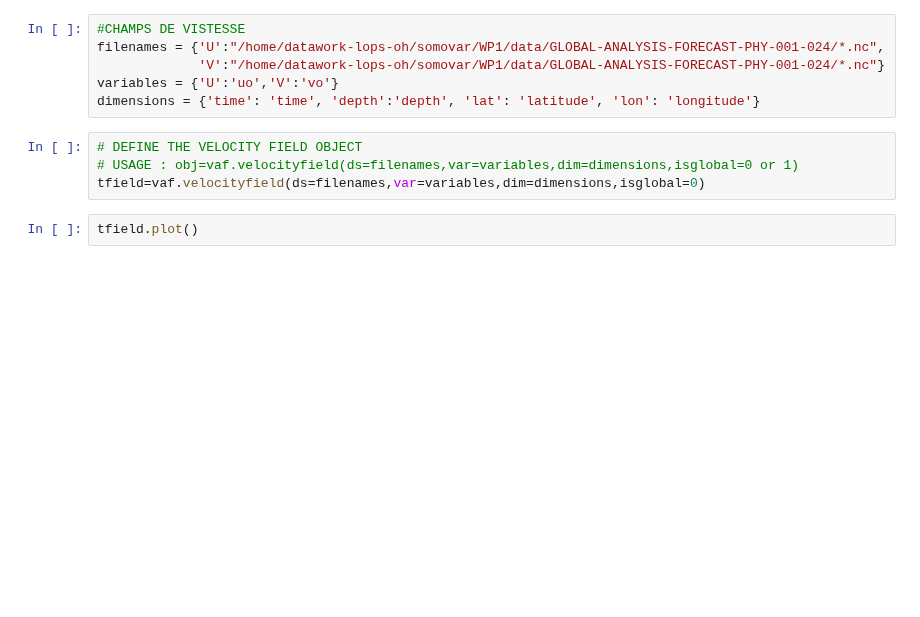
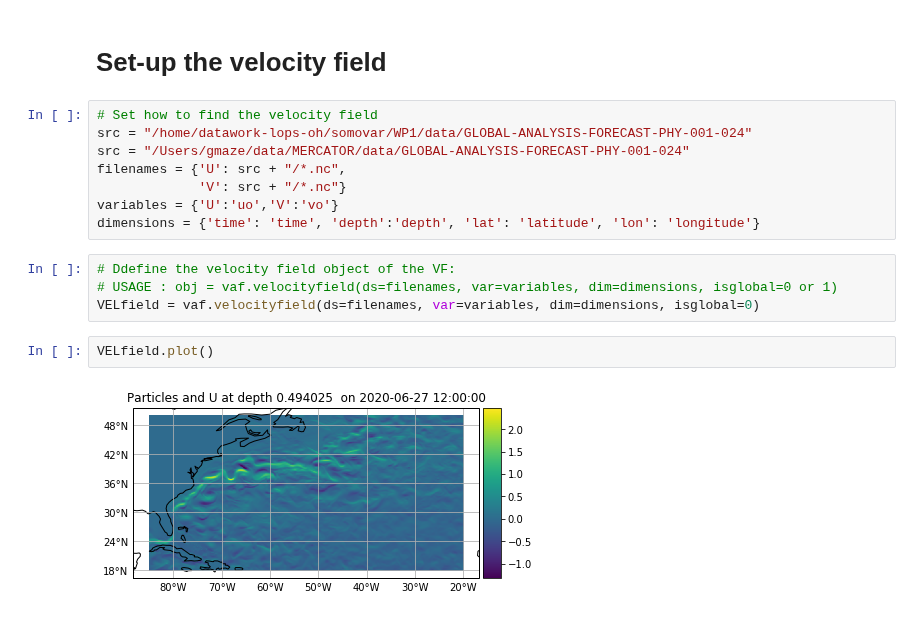
Before and after one commit to euroargodev/VirtualFleet, a Jupyter notebook: argo_advection.ipynb, the cells around one changed output. Saved outputs shown, nothing was run; the diff lists cells and outputs as text; blank space fills up the shorter version.

```diff
--- a/argo_advection.ipynb
+++ b/argo_advection.ipynb
@@ -41,12 +36,18 @@ TypeError: 'NoneType' object is not callable
+# %% [markdown]
+# Set-up the velocity field
 # %%
-#CHAMPS DE VISTESSE
-filenames = {'U':"/home/datawork-lops-oh/somovar/WP1/data/GLOBAL-ANALYSIS-FORECAST-PHY-001-024/*.nc",
-             'V':"/home/datawork-lops-oh/somovar/WP1/data/GLOBAL-ANALYSIS-FORECAST-PHY-001-024/*.nc"}
+# Set how to find the velocity field
+src = "/home/datawork-lops-oh/somovar/WP1/data/GLOBAL-ANALYSIS-FORECAST-PHY-001-024"
+src = "/Users/gmaze/data/MERCATOR/data/GLOBAL-ANALYSIS-FORECAST-PHY-001-024"
+filenames = {'U': src + "/*.nc",
+             'V': src + "/*.nc"}
 variables = {'U':'uo','V':'vo'}
 dimensions = {'time': 'time', 'depth':'depth', 'lat': 'latitude', 'lon': 'longitude'}
 # %%
-# DEFINE THE VELOCITY FIELD OBJECT
-# USAGE : obj=vaf.velocityfield(ds=filenames,var=variables,dim=dimensions,isglobal=0 or 1)
-tfield=vaf.velocityfield(ds=filenames,var=variables,dim=dimensions,isglobal=0)
+# Ddefine the velocity field object of the VF:
+# USAGE : obj = vaf.velocityfield(ds=filenames, var=variables, dim=dimensions, isglobal=0 or 1)
+VELfield = vaf.velocityfield(ds=filenames, var=variables, dim=dimensions, isglobal=0)
 # %%
-tfield.plot()
+VELfield.plot()
+# %% [output]
+[figure, added]
```
Also changed, not shown: parts of 11 cells of this notebook, 1 other file.
